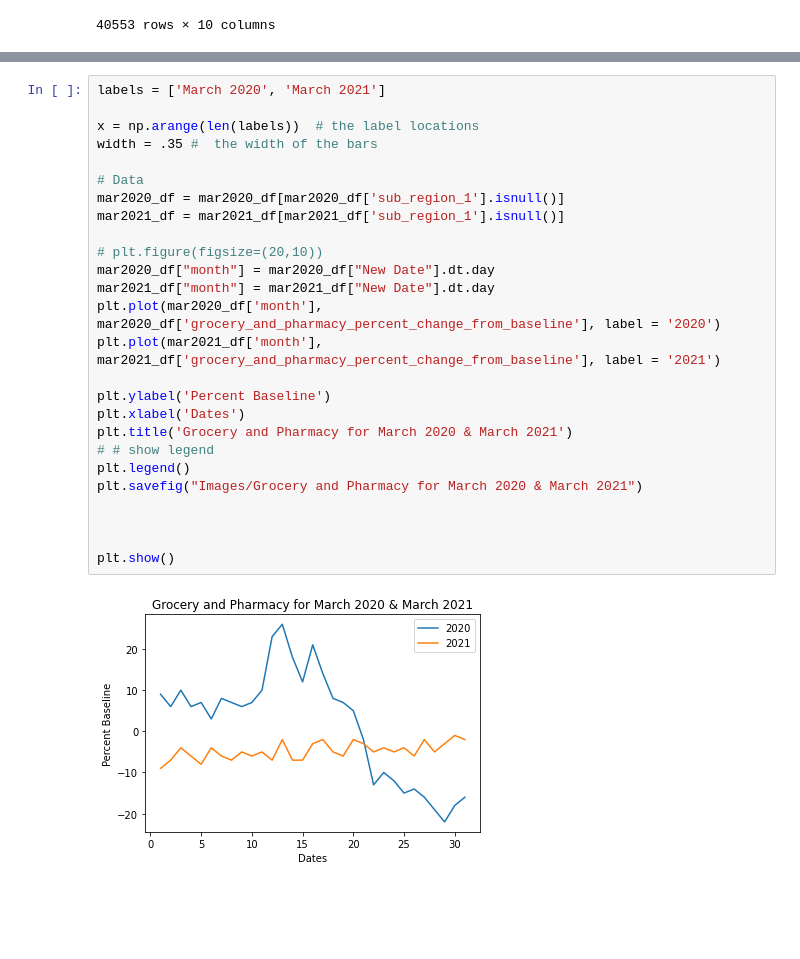
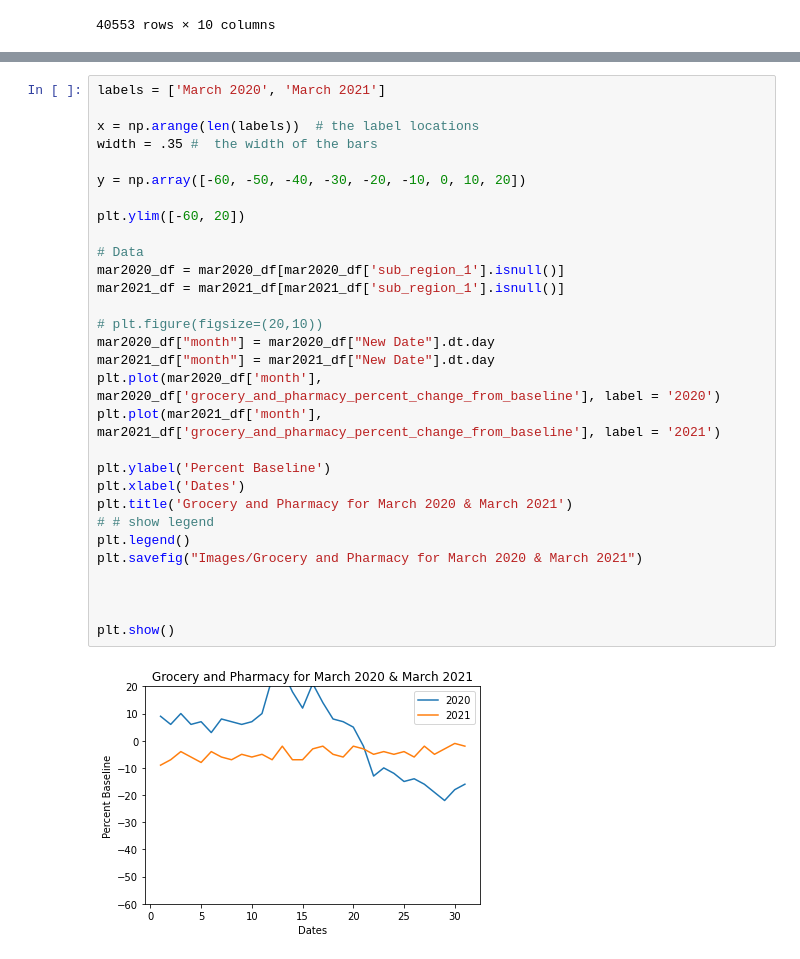
Before and after one commit to Munseaux/Pandemic-Movement, a Jupyter notebook: year_over_year_data.ipynb, the cells around one changed output, grey strips where cells are left out. Cells and saved outputs as stored; diff of their text form; blank space fills up the shorter version.

```diff
--- a/year_over_year_data.ipynb
+++ b/year_over_year_data.ipynb
@@ -234,31 +237,35 @@ plt.show()
 # %%
 labels = ['March 2020', 'March 2021']
 
 x = np.arange(len(labels))  # the label locations
 width = .35 #  the width of the bars
+
+y = np.array([-60, -50, -40, -30, -20, -10, 0, 10, 20])
+
+plt.ylim([-60, 20])
 
 # Data
 mar2020_df = mar2020_df[mar2020_df['sub_region_1'].isnull()]
 mar2021_df = mar2021_df[mar2021_df['sub_region_1'].isnull()]
 
 # plt.figure(figsize=(20,10))
 mar2020_df["month"] = mar2020_df["New Date"].dt.day
 mar2021_df["month"] = mar2021_df["New Date"].dt.day
 plt.plot(mar2020_df['month'], mar2020_df['grocery_and_pharmacy_percent_change_from_baseline'], label = '2020')
 plt.plot(mar2021_df['month'], mar2021_df['grocery_and_pharmacy_percent_change_from_baseline'], label = '2021')
 
 plt.ylabel('Percent Baseline')
 plt.xlabel('Dates')
 plt.title('Grocery and Pharmacy for March 2020 & March 2021')
 # # show legend
 plt.legend()
 plt.savefig("Images/Grocery and Pharmacy for March 2020 & March 2021")
 
 
 
 plt.show()
 # %% [output]
-[figure, old version]
+[figure, new version]
 # %%
 labels = ['March 2020', 'March 2021']
 
```
Also changed, not shown: parts of 8 cells of this notebook, 8 other files.
